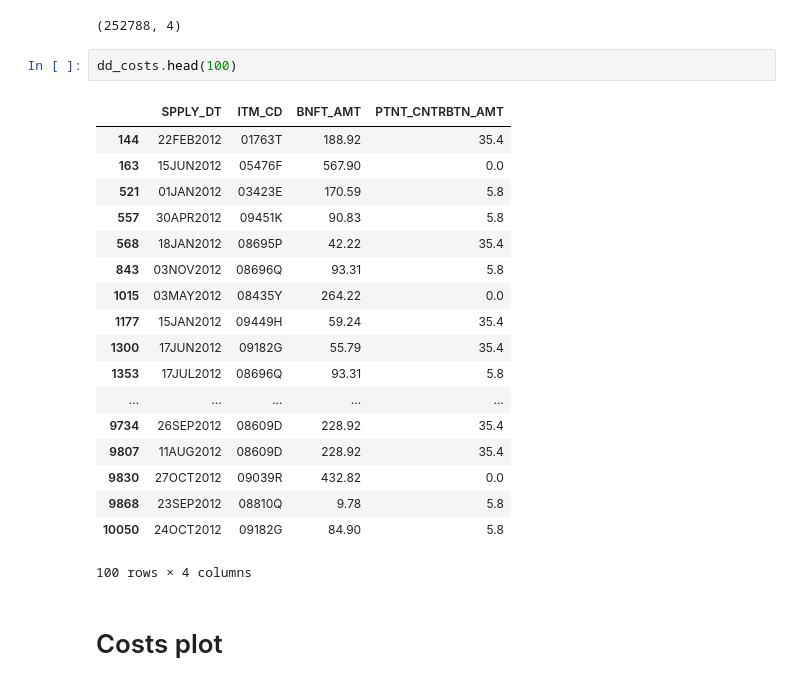
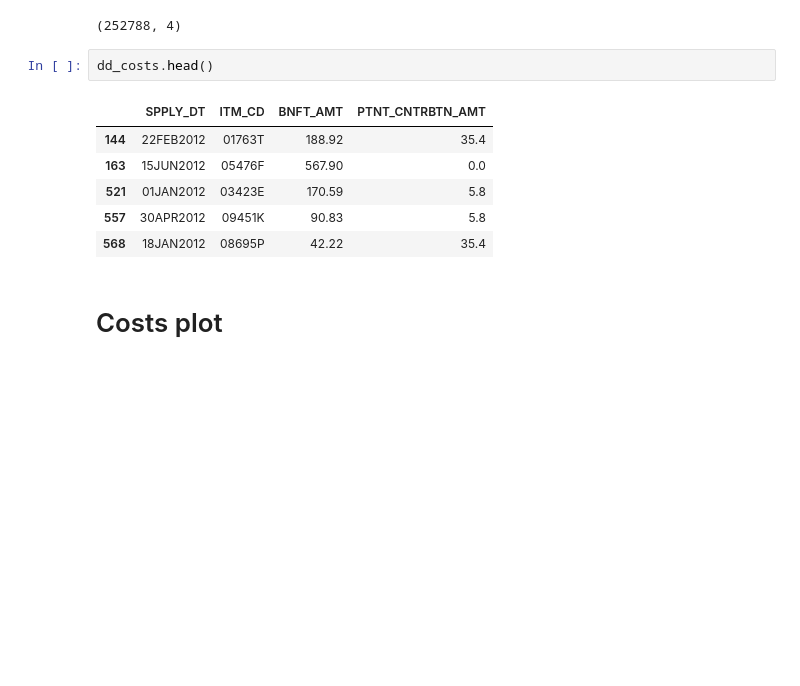
Before and after one commit to samuelefiorini/tangle, a Jupyter notebook: notebooks/test.ipynb, the cells around one changed output. Drawn from its saved outputs; the diff is of its cells as text; blank space fills up the shorter version.

```diff
--- a/notebooks/test.ipynb
+++ b/notebooks/test.ipynb
@@ -118,26 +162,14 @@ print(dd_costs.shape)
 # %% [output]
 (252788, 4)
 # %%
-dd_costs.head(100)
+dd_costs.head()
 # %% [output]
 |  | SPPLY_DT | ITM_CD | BNFT_AMT | PTNT_CNTRBTN_AMT |
 | 144 | 22FEB2012 | 01763T | 188.92 | 35.4 |
 | 163 | 15JUN2012 | 05476F | 567.90 | 0.0 |
 | 521 | 01JAN2012 | 03423E | 170.59 | 5.8 |
 | 557 | 30APR2012 | 09451K | 90.83 | 5.8 |
 | 568 | 18JAN2012 | 08695P | 42.22 | 35.4 |
-| 843 | 03NOV2012 | 08696Q | 93.31 | 5.8 |
-| 1015 | 03MAY2012 | 08435Y | 264.22 | 0.0 |
-| 1177 | 15JAN2012 | 09449H | 59.24 | 35.4 |
-| 1300 | 17JUN2012 | 09182G | 55.79 | 35.4 |
-| 1353 | 17JUL2012 | 08696Q | 93.31 | 5.8 |
-| ... | ... | ... | ... | ... |
-| 9734 | 26SEP2012 | 08609D | 228.92 | 35.4 |
-| 9807 | 11AUG2012 | 08609D | 228.92 | 35.4 |
-| 9830 | 27OCT2012 | 09039R | 432.82 | 0.0 |
-| 9868 | 23SEP2012 | 08810Q | 9.78 | 5.8 |
-| 10050 | 24OCT2012 | 09182G | 84.90 | 5.8 |
-100 rows × 4 columns
 # %% [markdown]
 # Costs plot
 # %%
```
Also changed, not shown: parts of 3 cells of this notebook, 2 other files.
